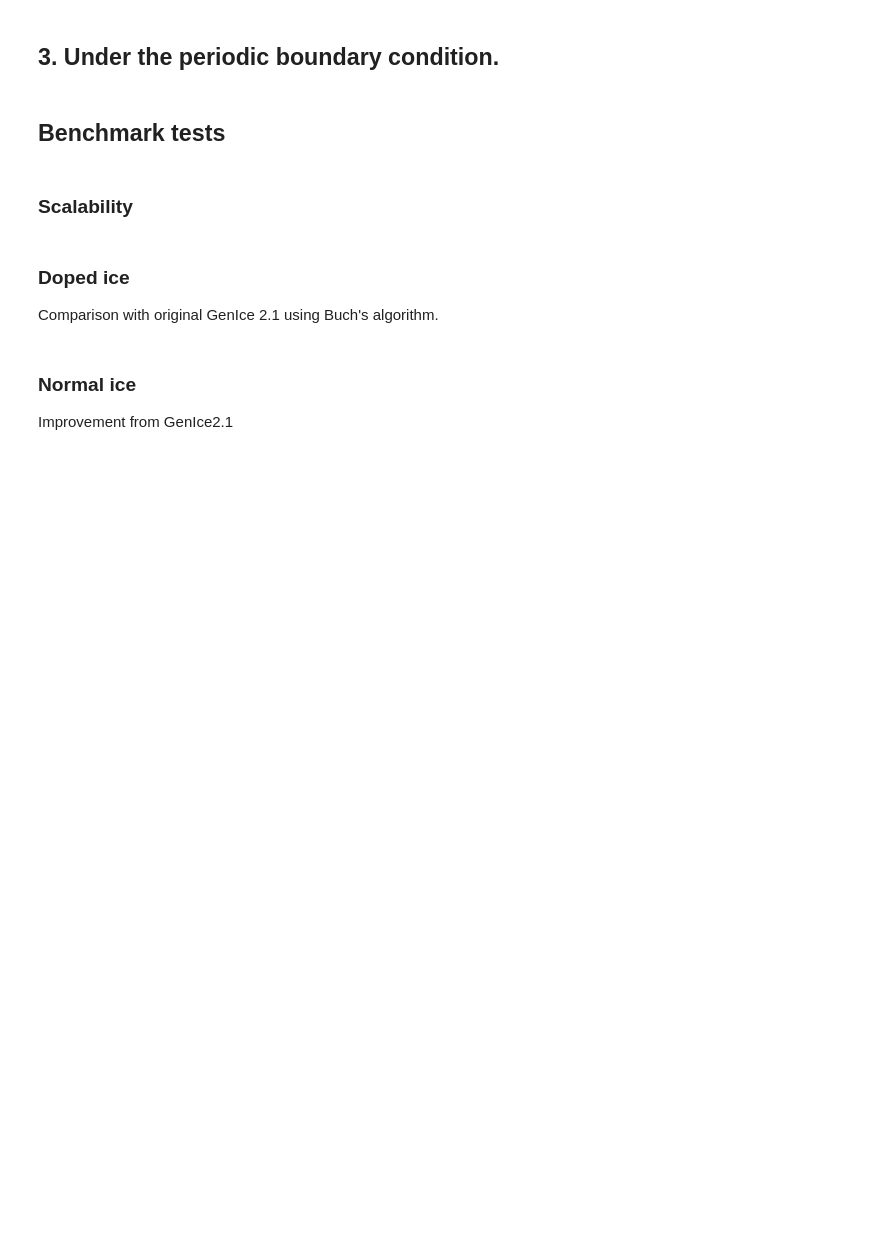
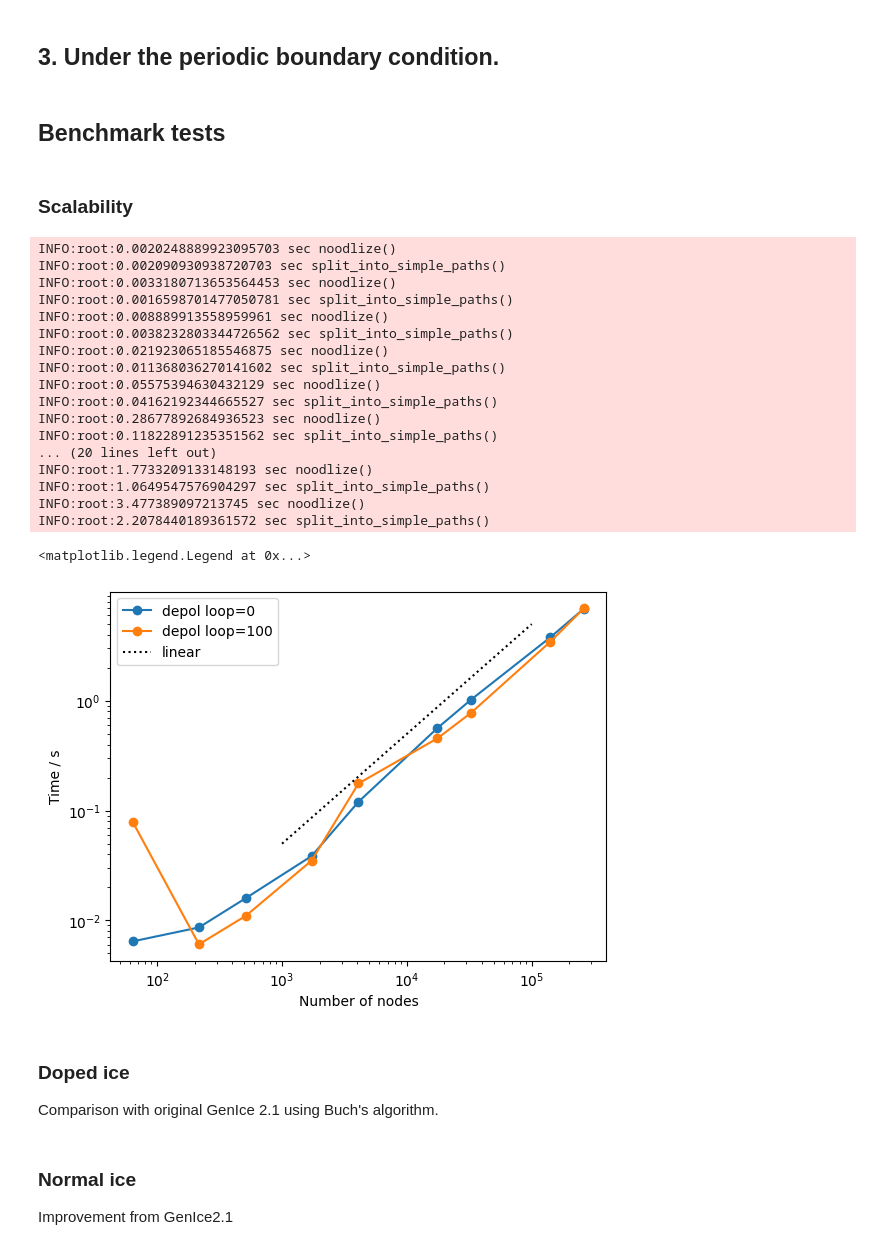
Before and after one commit to vitroid/GenIce-core, a Jupyter notebook: example.ipynb, the cells around one changed output. Drawn from its saved outputs; the diff is of its cells as text; code cells hidden in the pictures; blank space fills up the shorter version.

```diff
--- a/example.ipynb
+++ b/example.ipynb
@@ -99,10 +99,9 @@ def diamond(N: int) -> np.ndarray:
                 if (x + y + z) % 2 == 0
             ]
         )
-        * 2
     )
-    xyz = np.vstack([xyz, xyz + 1])
-    return xyz / (2 * N)
+    xyz = np.vstack([xyz, xyz + 0.5])
+    return xyz / N
 # %%
 import pairlist as pl
 import networkx as nx
@@ -117,34 +116,54 @@ for depol in (0, 100):
     Y = []
     for N in (4, 6, 8, 12, 16, 26, 32, 52, 64):
         pos = diamond(N)
         cell = np.diag([N, N, N])
         # adjacency graph
         g = nx.Graph(
             [
                 (i, j)
                 for i, j in pl.pairs_iter(pos, 1, cell, fractional=True, distance=False)
             ]
         )
 
         now = time.time()
         dg = genice_core.ice_graph(
             g,
             vertexPositions=pos,
             dipoleOptimizationCycles=depol,
         )
         X.append(len(g))
         Y.append(time.time() - now)
 
-    plt.plot(X, Y, label=f"depol loop={depol}")
+    plt.plot(X, Y, "o-", label=f"depol loop={depol}")
 
 plt.xscale("log")
 plt.yscale("log")
 X = np.logspace(3, 5, 10)
 Y = X / 20000
 plt.plot(X, Y, "k:", label="linear")
 plt.xlabel("Number of nodes")
 plt.ylabel("Time / s")
 plt.legend()
+# %% [output]
+INFO:root:0.0020248889923095703 sec noodlize()
+INFO:root:0.002090930938720703 sec split_into_simple_paths()
+INFO:root:0.0033180713653564453 sec noodlize()
+INFO:root:0.0016598701477050781 sec split_into_simple_paths()
+INFO:root:0.008889913558959961 sec noodlize()
+INFO:root:0.0038232803344726562 sec split_into_simple_paths()
+INFO:root:0.021923065185546875 sec noodlize()
+INFO:root:0.011368036270141602 sec split_into_simple_paths()
+INFO:root:0.05575394630432129 sec noodlize()
+INFO:root:0.04162192344665527 sec split_into_simple_paths()
+INFO:root:0.28677892684936523 sec noodlize()
+INFO:root:0.11822891235351562 sec split_into_simple_paths()
+... (20 lines left out)
+INFO:root:1.7733209133148193 sec noodlize()
+INFO:root:1.0649547576904297 sec split_into_simple_paths()
+INFO:root:3.477389097213745 sec noodlize()
+INFO:root:2.2078440189361572 sec split_into_simple_paths()
+<matplotlib.legend.Legend at 0x...>
+[figure, added]
 # %% [markdown]
 ### Doped ice
 
```
Also changed, not shown: 1 other file.
